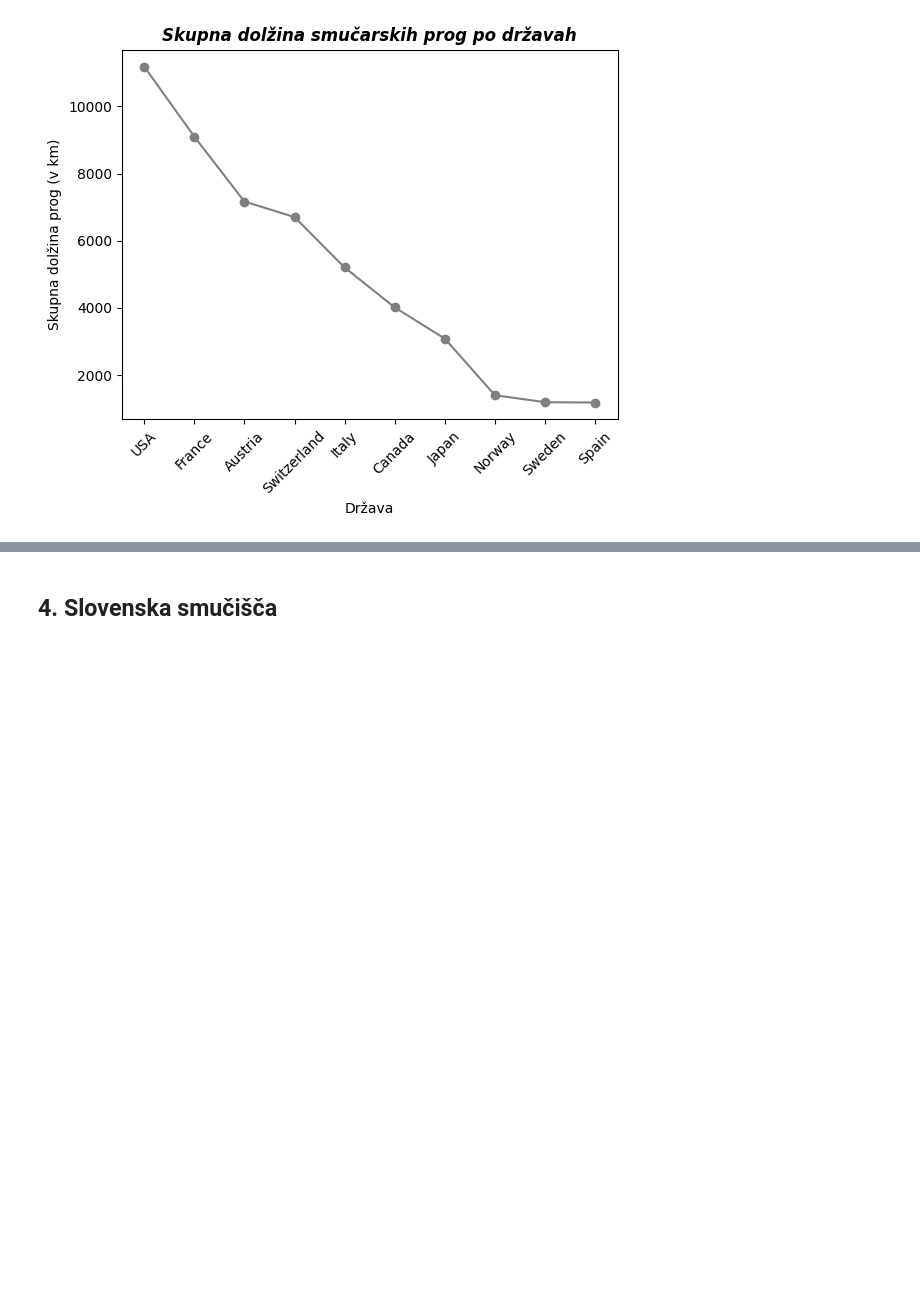
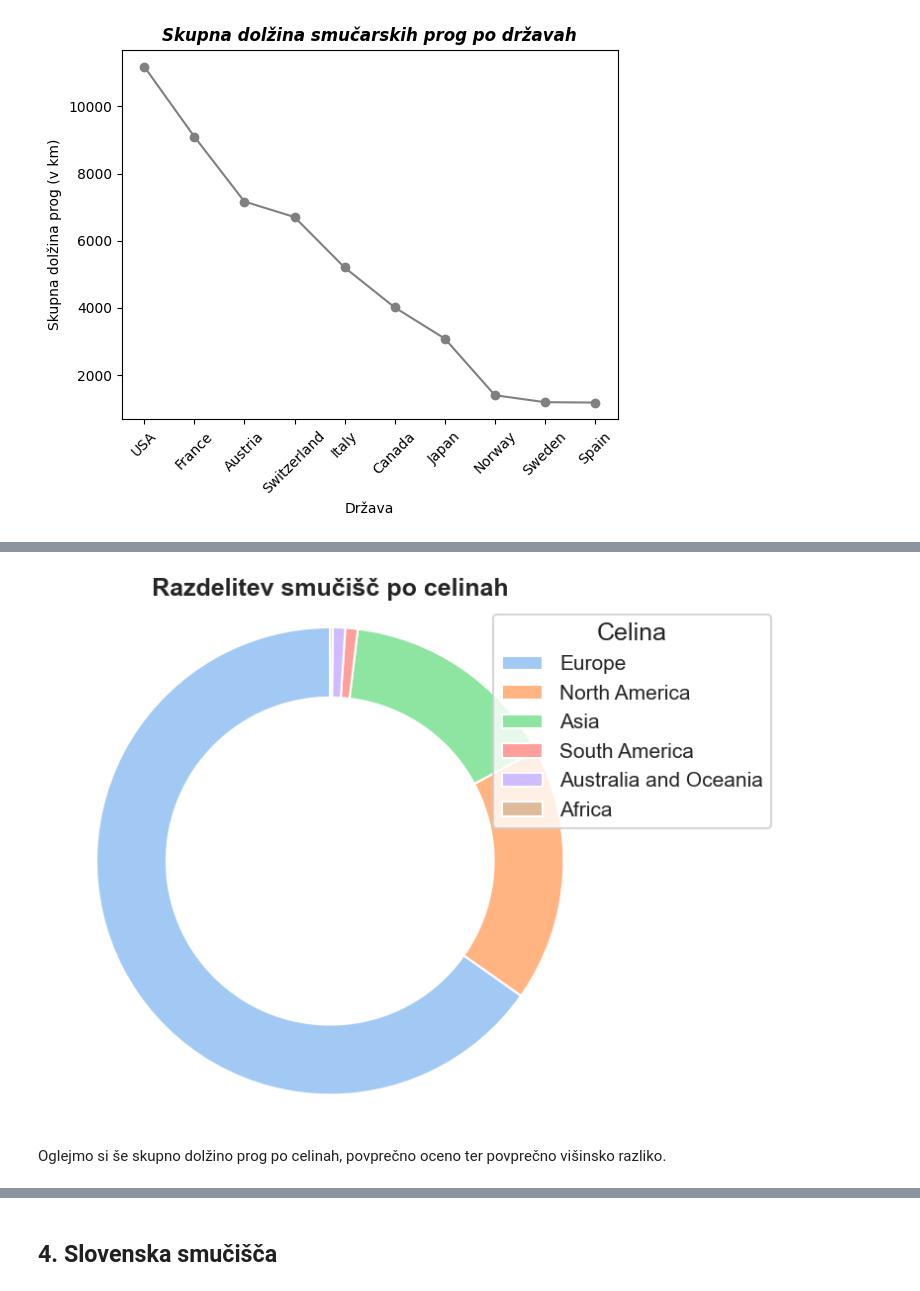
Before and after one commit to NejcZibret/ProjektnaNaloga2024, a Jupyter notebook: analiza.ipynb, the cells around one changed output, grey strips where cells are left out. Drawn from its saved outputs; the diff is of its cells as text; code cells hidden in the pictures; blank space fills up the shorter version.

```diff
--- a/analiza.ipynb
+++ b/analiza.ipynb
@@ -518,0 +561,5 @@ Predpostavljamo, da smučišča, ki se nahajajo v bolj znanih ali večjih smuča
+# %%
+smucisca_po_celinah = smucisca['celina'].value_counts().reset_index()
+smucisca_po_celinah.index += 1
+smucisca_po_celinah.columns = ['Celina', 'Število smučišč']
+smucisca_po_celinah
@@ -518,0 +574,24 @@ Predpostavljamo, da smučišča, ki se nahajajo v bolj znanih ali večjih smuča
+# %%
+# velikost
+plt.figure(figsize=(8, 6))
+
+# tortni diagram
+plt.pie(
+    smucisca_po_celinah['Število smučišč'],
+    labels=[''] * len(smucisca_po_celinah),
+    colors=sns.color_palette('pastel'),
+    startangle=90,
+)
+centre_circle = plt.Circle((0, 0), 0.70, fc='white')
+fig = plt.gcf()
+fig.gca().add_artist(centre_circle)
+
+plt.title('Razdelitev smučišč po celinah', fontsize=18, fontweight='bold')
+plt.legend(smucisca_po_celinah['Celina'], title='Celina', loc='upper right', bbox_to_anchor=(1.3, 1), fontsize='small')
+plt.axis('equal')
+plt.tight_layout()
+plt.show()
+# %% [output]
+[figure, added]
+# %% [markdown]
+Oglejmo si še skupno dolžino prog po celinah, povprečno oceno ter povprečno višinsko razliko.
```
Also changed, not shown: parts of 31 cells of this notebook, 4 other files.
